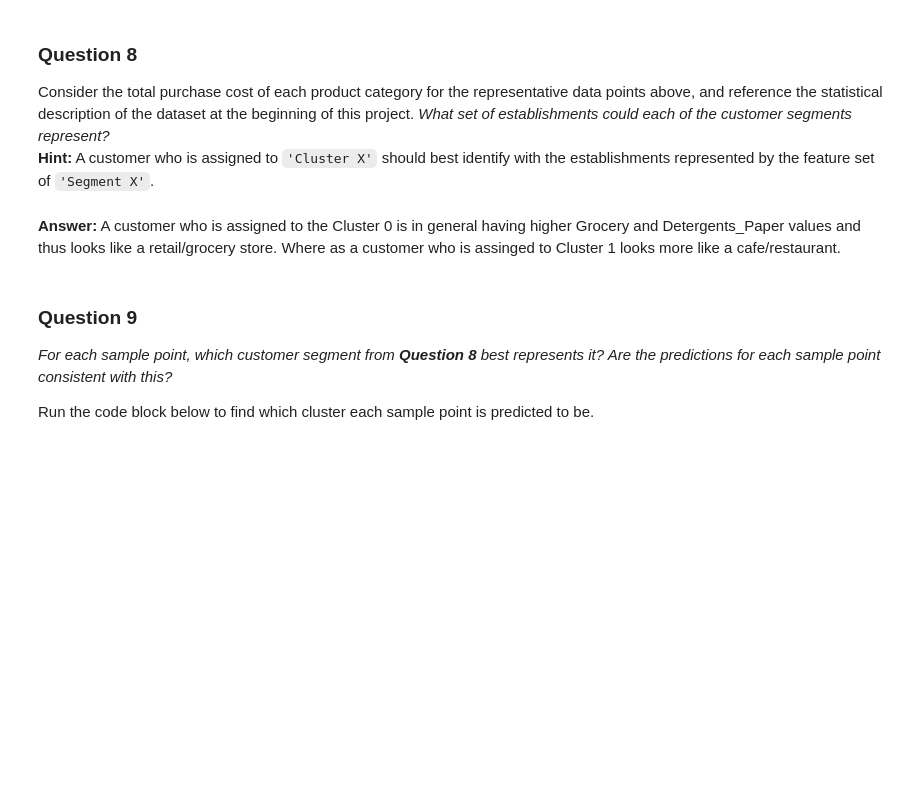
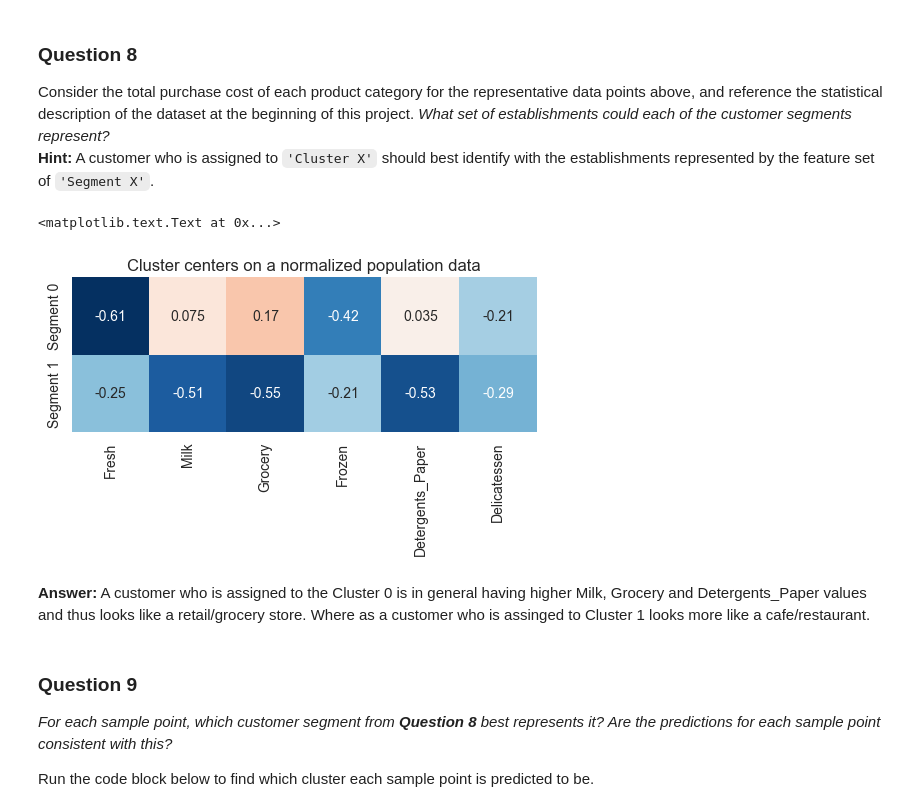
Before and after one commit to AlbertSadovnikov/machine-learning, a Jupyter notebook: projects/customer_segments/customer_segments.ipynb, the cells around one changed output. Drawn from its saved outputs; the diff is of its cells as text; code cells hidden in the pictures; blank space fills up the shorter version.

```diff
--- a/projects/customer_segments/customer_segments.ipynb
+++ b/projects/customer_segments/customer_segments.ipynb
@@ -551,8 +586,16 @@ display(true_centers)
 ### Question 8
 Consider the total purchase cost of each product category for the representative data points above, and reference the statistical description of the dataset at the beginning of this project. *What set of establishments could each of the customer segments represent?*
 **Hint:** A customer who is assigned to `'Cluster X'` should best identify with the establishments represented by the feature set of `'Segment X'`.
+# %%
+import seaborn as sns
+
+sns.heatmap((true_centers-data.mean())/data.std(ddof=1), annot=True, cbar=False, square=True)
+sns.plt.title('Cluster centers on a normalized population data')
+# %% [output]
+<matplotlib.text.Text at 0x...>
+[figure, added]
 # %% [markdown]
-**Answer:** A customer who is assigned to the Cluster 0 is in general having higher Grocery and Detergents_Paper values and thus looks like a retail/grocery store. Where as a customer who is assinged to Cluster 1 looks more like a cafe/restaurant.
+**Answer:** A customer who is assigned to the Cluster 0 is in general having higher Milk, Grocery and Detergents_Paper values and thus looks like a retail/grocery store. Where as a customer who is assinged to Cluster 1 looks more like a cafe/restaurant.
 # %% [markdown]
 ### Question 9
 *For each sample point, which customer segment from* ***Question 8*** *best represents it? Are the predictions for each sample point consistent with this?*
```
Also changed, not shown: parts of 13 cells of this notebook, 1 other file.
